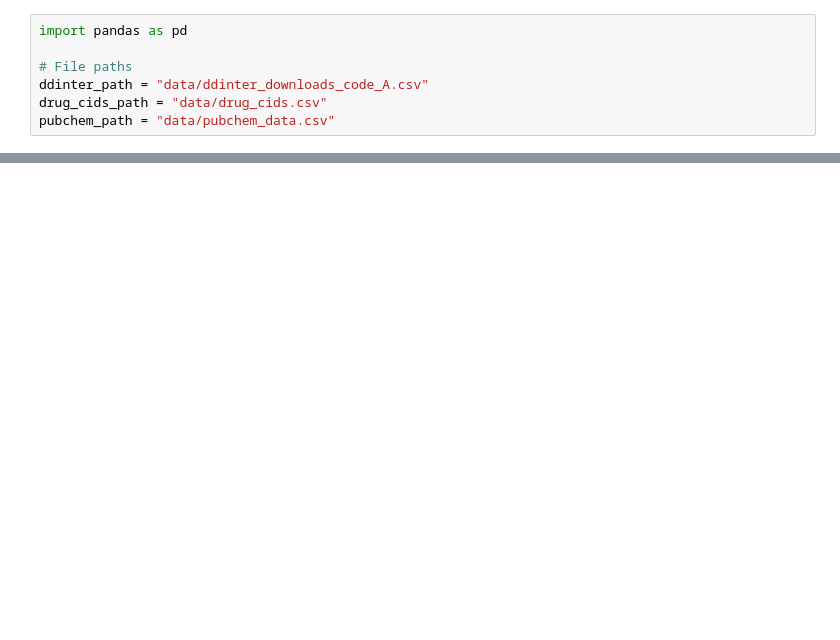
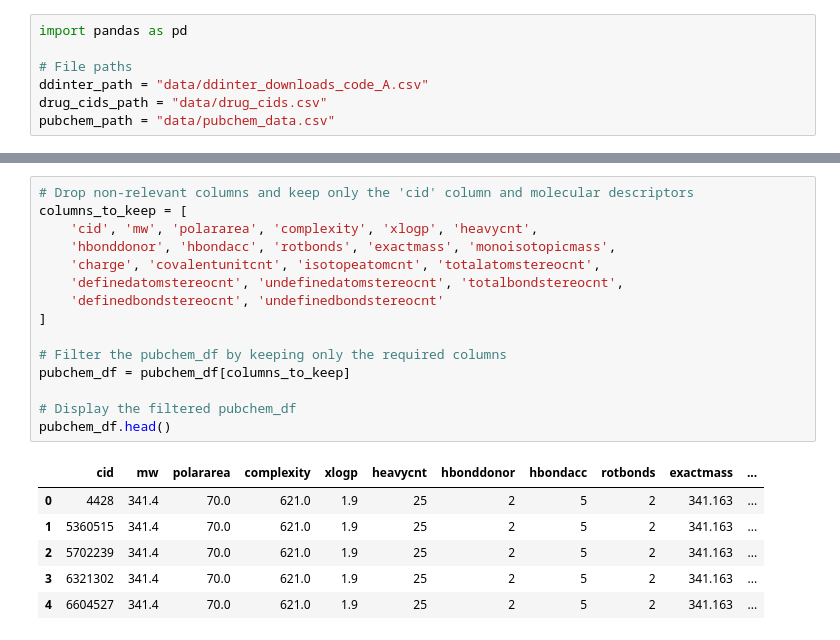
Before and after one commit to Freston1605/balanciumrx, a Jupyter notebook: train_data_processing.ipynb, the cells around one changed output, grey strips where cells are left out. Drawn from its saved outputs; the diff is of its cells as text; blank space fills up the shorter version.

```diff
--- a/train_data_processing.ipynb
+++ b/train_data_processing.ipynb
@@ -16 +75,23 @@ ddinter_df.head(), drug_cids_df.head(), pubchem_df.head()
+# %%
+# Drop non-relevant columns and keep only the 'cid' column and molecular descriptors
+columns_to_keep = [
+    'cid', 'mw', 'polararea', 'complexity', 'xlogp', 'heavycnt',
+    'hbonddonor', 'hbondacc', 'rotbonds', 'exactmass', 'monoisotopicmass',
+    'charge', 'covalentunitcnt', 'isotopeatomcnt', 'totalatomstereocnt',
+    'definedatomstereocnt', 'undefinedatomstereocnt', 'totalbondstereocnt',
+    'definedbondstereocnt', 'undefinedbondstereocnt'
+]
+
+# Filter the pubchem_df by keeping only the required columns
+pubchem_df = pubchem_df[columns_to_keep]
+
+# Display the filtered pubchem_df
+pubchem_df.head()
+# %% [output]
+|  | cid | mw | polararea | complexity | xlogp | heavycnt | hbonddonor | hbondacc | rotbonds | exactmass | ... |
+| 0 | 4428 | 341.4 | 70.0 | 621.0 | 1.9 | 25 | 2 | 5 | 2 | 341.163 | ... |
+| 1 | 5360515 | 341.4 | 70.0 | 621.0 | 1.9 | 25 | 2 | 5 | 2 | 341.163 | ... |
+| 2 | 5702239 | 341.4 | 70.0 | 621.0 | 1.9 | 25 | 2 | 5 | 2 | 341.163 | ... |
+| 3 | 6321302 | 341.4 | 70.0 | 621.0 | 1.9 | 25 | 2 | 5 | 2 | 341.163 | ... |
+| 4 | 6604527 | 341.4 | 70.0 | 621.0 | 1.9 | 25 | 2 | 5 | 2 | 341.163 | ... |
 # %%
```
Also changed, not shown: parts of 22 cells of this notebook, 2 other files.
